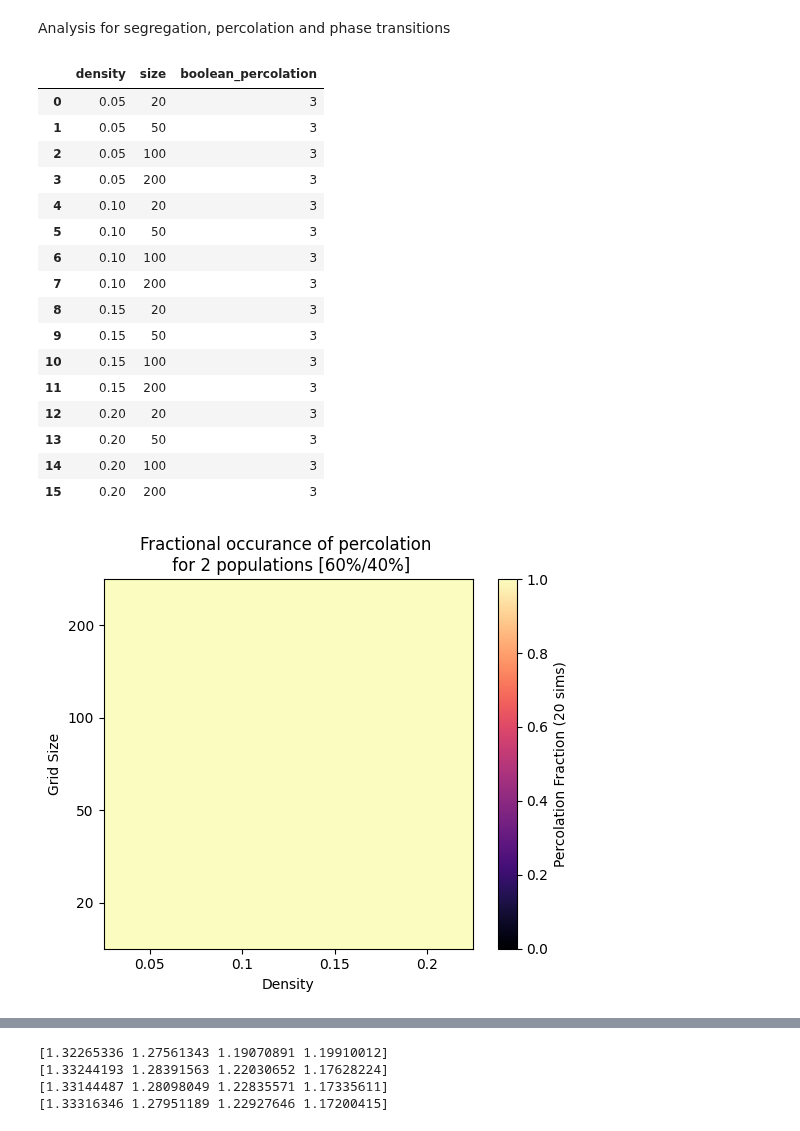
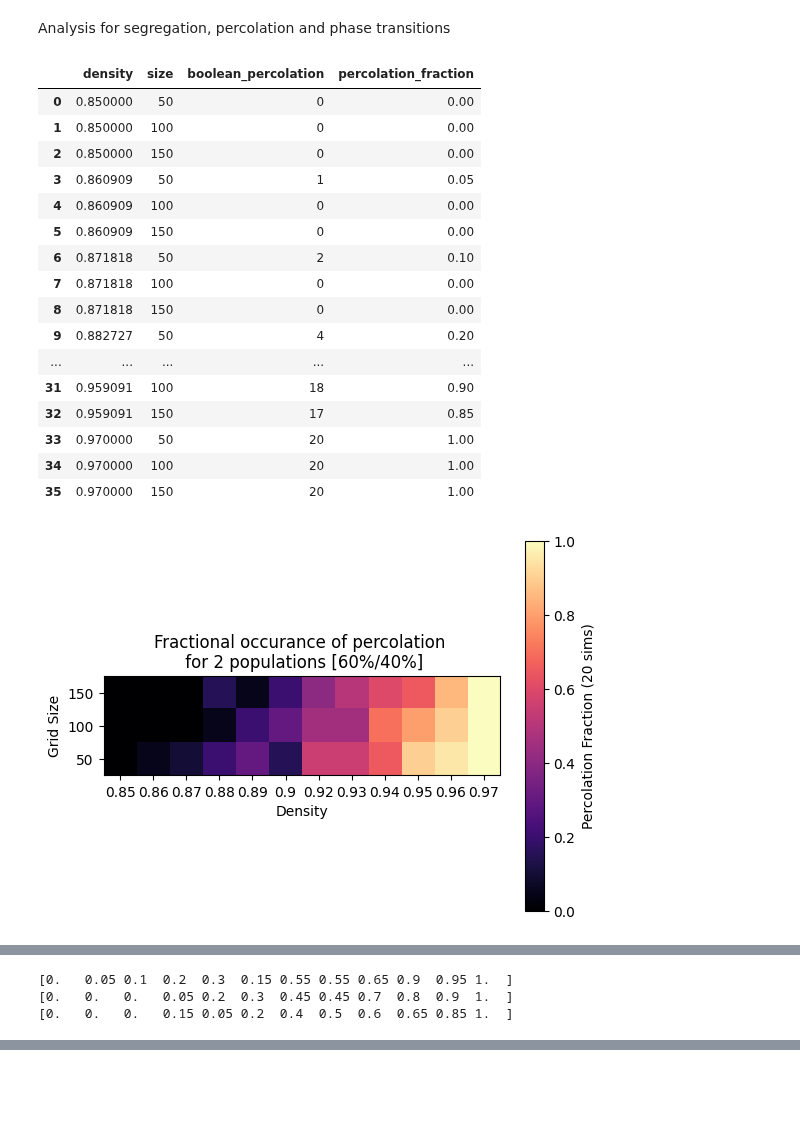
Before and after one commit to aM0NKE/ComplexSystemSimulation, a Jupyter notebook: mesa-schelling/phase_analysis.ipynb, the cells around one changed output, grey strips where cells are left out. Drawn from its saved outputs; the diff is of its cells as text; code cells hidden in the pictures; blank space fills up the shorter version.

```diff
--- a/mesa-schelling/phase_analysis.ipynb
+++ b/mesa-schelling/phase_analysis.ipynb
@@ -25,7 +25,7 @@ pop_weights_tuples = tuple((1 / i,) * i for i in range(2, 10))
 N_values = range(2, 10)
 
 
-fixed_params = {"size": 100, "density": 0.97, "fixed_areas_pc": 0.0, "cluster_threshold": 4, "alpha": 5, "stopping_threshold": 5}
+fixed_params = {"size": 100, "density": 0.97, "fixed_areas_pc": 0.0, "cluster_threshold": 4, "alpha": 5, "stopping_threshold": 5,  "server": False}
 
 variable_params = {
     "homophily": range(1, 9),
@@ -199,7 +199,7 @@ def calculate_pop_weights_range(start, stop, step):
 
 pop_weights_range = calculate_pop_weights_range(0.3, 0.8, 0.1)
 
-fixed_params = {"size": 100, "density": 0.97, "fixed_areas_pc": 0.0, "cluster_threshold": 4, "alpha": 5, "stopping_threshold": 5}
+fixed_params = {"size": 100, "density": 0.97, "fixed_areas_pc": 0.0, "cluster_threshold": 4, "alpha": 5, "stopping_threshold": 5, "server": False}
 
 variable_params = {
     "homophily": range(2, 8),
@@ -334,8 +334,8 @@ plt.show()
 # %% [markdown]
 # Density analysis
 # %%
-density_range = [0.05, 0.1, 0.15, 0.2]
-grid_size_range = [20, 50, 100, 200]
+density_range = np.linspace(0.85, 0.97, num=12)
+grid_size_range = np.linspace(50, 150, num =3,  dtype=int)
 
 
 fixed_params = {"pop_weights": (0.6, 0.4),
@@ -343,7 +343,8 @@ fixed_params = {"pop_weights": (0.6, 0.4),
                 "cluster_threshold": 4,
                 "alpha": 0.8,
                 "homophily": 6,
-                "stopping_threshold": 5}
+                "stopping_threshold": 5,
+                "server": False}
 variable_params = {
     "density": density_range,
     "size": grid_size_range,
@@ -354,7 +355,7 @@ batch_run = BatchRunner(
     Schelling,
     variable_params,
     fixed_params,
-    iterations=3,
+    iterations=20,
     max_steps=100,
     model_reporters= {"boolean_percolation": lambda m: m.boolean_percolation,
                      "cluster_coefficient": lambda m: m.cluster_coefficient,
@@ -375,6 +376,7 @@ Analysis for segregation, percolation and phase transitions
 
 # Group the DataFrame by homophily and pop_weights and calculate the sum of boolean_percolation
 grouped_df = df.groupby(['density', 'size'])['boolean_percolation'].sum().reset_index()
+grouped_df['percolation_fraction'] = grouped_df['boolean_percolation']/20
 display(grouped_df)
 
 # Round the density values to 2 decimals
@@ -390,12 +392,10 @@ percolation_counts = np.zeros((len(size_values), len(density_values)))
 for i, n in enumerate(size_values):
     for j, h in enumerate(density_values):
         mask = (grouped_df['density'] == h) & (grouped_df['size'] == n)
-        percolation_counts[i, j] = grouped_df.loc[mask, 'boolean_percolation']
+        percolation_counts[i, j] = grouped_df.loc[mask, 'percolation_fraction']
 
 
-percolation_fraction = percolation_counts / 3
-
-plt.imshow(percolation_fraction, cmap="magma", origin="lower")
+plt.imshow(percolation_counts, cmap="magma", origin="lower")
 plt.xticks(range(len(density_values)), density_values)
 plt.yticks(range(len(size_values)), size_values)
 # plt.colorbar(label='Percolation Fraction (20 sims)')
@@ -405,7 +405,7 @@ plt.clim(0, 1)
 plt.xlabel("Density")
 plt.ylabel("Grid Size")
 plt.title("Fractional occurance of percolation \n for 2 populations [60%/40%]")
-plt.savefig("percolation_density.png", dpi = 200)
+# plt.savefig("percolation_density.png", dpi = 200)
 plt.show()
 
 
@@ -431,53 +431,58 @@ for i, n in enumerate(size_values):
 plt.imshow(segregation, cmap="magma", origin="lower")
 plt.xticks(range(len(density_values)), density_values)
 plt.yticks(range(len(size_values)), size_values)
 plt.colorbar(label='Segregation Coefficient (20 sims)')
 plt.xlabel("Density")
 plt.ylabel("Grid Size")
 plt.title("Segregation for several configurations \n of 2 popilations (60%/40%)")
-plt.savefig("segregation_density.png", dpi = 200)
+# plt.savefig("segregation_density.png", dpi = 200)
 plt.show()
 
 
+critical_density_data = {}
 # Make phase plots for transitions
-for i, row in enumerate(segregation):
+for i, row in enumerate(percolation_counts):
     size = size_values[i]
+    critical_density_data[f"{size} x {size}"] = row
+
     plt.title(r'Phase transition for $grid\ size = %i x %i$'%(size, size))
     plt.plot(density_values, row, 'k-')
     plt.xlabel('Density')
-    plt.ylabel('Segregation Coefficient')
+    plt.ylabel('Percolation Fraction')
     plt.show()
 
 
-for i, row in enumerate(segregation):
+for i, row in enumerate(percolation_counts):
     size = size_values[i]
     plt.title(r'Phase transitions for 2 populations $(60\%/40\%)$')
     plt.plot(density_values, row, label=r'$Grid\ Size = %i x %i$'%(size, size))
     plt.xlabel('Density')
-    plt.ylabel('Segregation Coefficient')
+    plt.ylabel('Percolation Fraction')
     # plt.yscale('log')  # Set y-axis to logarithmic scale
     print(row)
 
 
 plt.legend(prop={'size': 8})
 plt.savefig('Phase_trans_density.png', dpi=300)
 plt.show()
+
+print(critical_density_data)
 # %% [output]
-|  | density | size | boolean_percolation |
-| 0 | 0.05 | 20 | 3 |
-| 1 | 0.05 | 50 | 3 |
-| 2 | 0.05 | 100 | 3 |
-| 3 | 0.05 | 200 | 3 |
-| 4 | 0.10 | 20 | 3 |
-| 5 | 0.10 | 50 | 3 |
-| 6 | 0.10 | 100 | 3 |
-| 7 | 0.10 | 200 | 3 |
-| 8 | 0.15 | 20 | 3 |
-| 9 | 0.15 | 50 | 3 |
-| 10 | 0.15 | 100 | 3 |
-| 11 | 0.15 | 200 | 3 |
-| 12 | 0.20 | 20 | 3 |
-| 13 | 0.20 | 50 | 3 |
-| 14 | 0.20 | 100 | 3 |
-| 15 | 0.20 | 200 | 3 |
+|  | density | size | boolean_percolation | percolation_fraction |
+| 0 | 0.850000 | 50 | 0 | 0.00 |
+| 1 | 0.850000 | 100 | 0 | 0.00 |
+| 2 | 0.850000 | 150 | 0 | 0.00 |
+| 3 | 0.860909 | 50 | 1 | 0.05 |
+| 4 | 0.860909 | 100 | 0 | 0.00 |
+| 5 | 0.860909 | 150 | 0 | 0.00 |
+| 6 | 0.871818 | 50 | 2 | 0.10 |
+| 7 | 0.871818 | 100 | 0 | 0.00 |
+| 8 | 0.871818 | 150 | 0 | 0.00 |
+| 9 | 0.882727 | 50 | 4 | 0.20 |
+| ... | ... | ... | ... | ... |
+| 31 | 0.959091 | 100 | 18 | 0.90 |
+| 32 | 0.959091 | 150 | 17 | 0.85 |
+| 33 | 0.970000 | 50 | 20 | 1.00 |
+| 34 | 0.970000 | 100 | 20 | 1.00 |
+| 35 | 0.970000 | 150 | 20 | 1.00 |
-[figure, old version]
+[figure, new version]
@@ -487,0 +493,3 @@ plt.show()
+[0.   0.05 0.1  0.2  0.3  0.15 0.55 0.55 0.65 0.9  0.95 1.  ]
+[0.   0.   0.   0.05 0.2  0.3  0.45 0.45 0.7  0.8  0.9  1.  ]
+[0.   0.   0.   0.15 0.05 0.2  0.4  0.5  0.6  0.65 0.85 1.  ]
@@ -489,4 +496,0 @@ plt.show()
-[1.32265336 1.27561343 1.19070891 1.19910012]
-[1.33244193 1.28391563 1.22030652 1.17628224]
-[1.33144487 1.28098049 1.22835571 1.17335611]
-[1.33316346 1.27951189 1.22927646 1.17200415]
```
Also changed, not shown: parts of 6 cells of this notebook, 24 other files.
